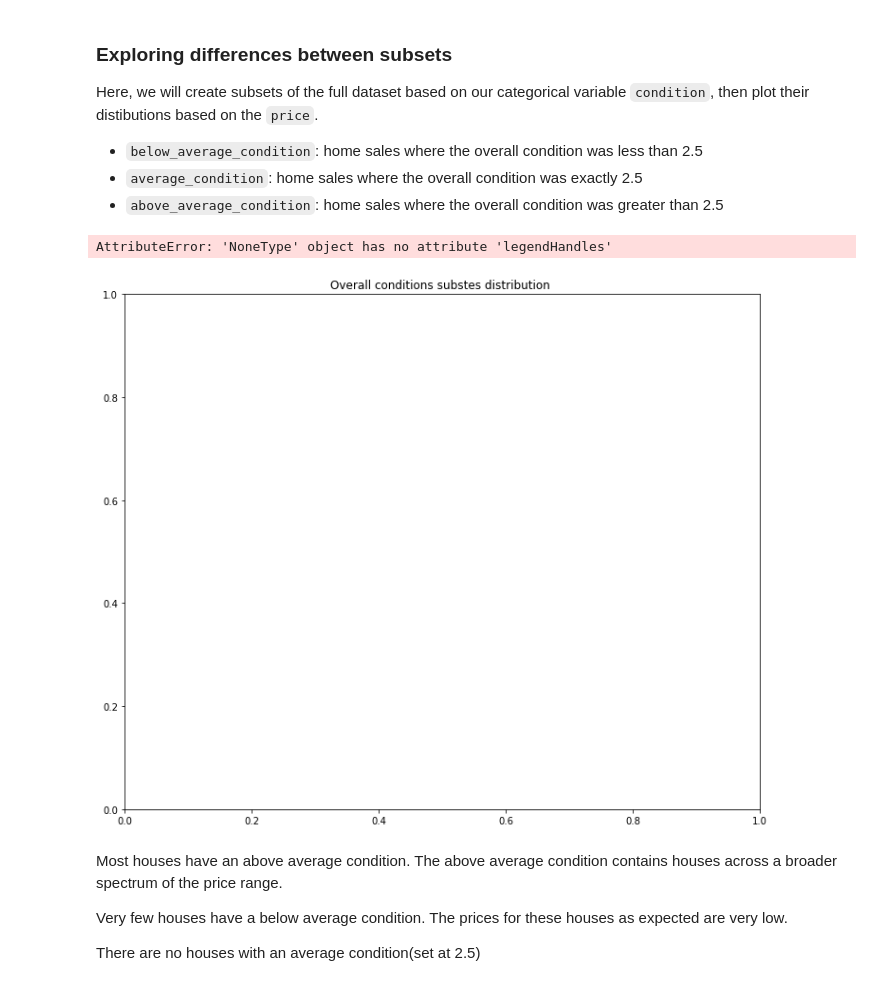
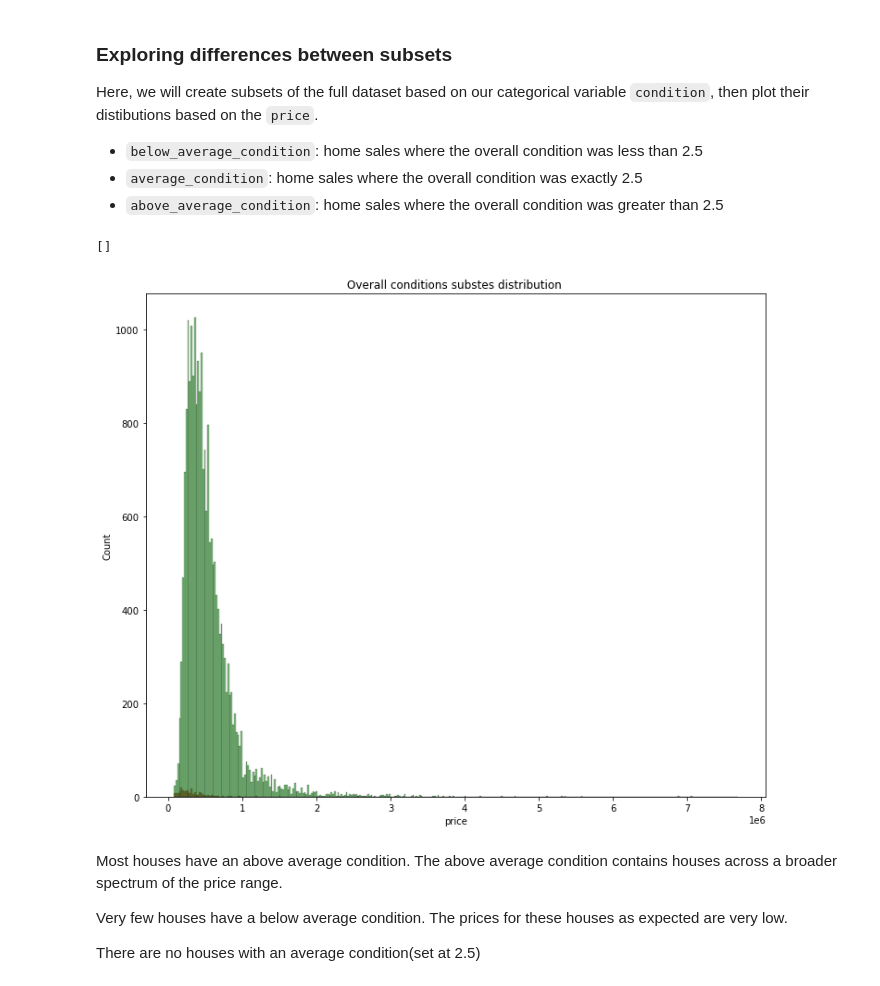
Before and after one commit to OswaldCc/Homes-Data-Analysis-And_Price-Prediction-Kings-County-USA, a Jupyter notebook: EDA.ipynb, the cells around one changed output. Drawn from its saved outputs; the diff is of its cells as text; code cells hidden in the pictures.

Commit message:
changes on a graph

```diff
--- a/EDA.ipynb
+++ b/EDA.ipynb
@@ -231,23 +231,19 @@ above_average_condition=df[df['condition']>2.5]
 # %%
 fig,ax=plt.subplots(figsize=(12,10))
 ax.set_title("Overall conditions substes distribution ")
-legend = ax.get_legend();
-handles = legend.legendHandles
-legend.remove()
-ax.legend(handles, ['above_averge', 'average', 'below_average'], title='Condition colors')
 #Creating custom bins so they are all on the same scale
 bins = range(int(df["price"].min()), int(df["price"].max()), int(df["price"].median()) // 20)
 sns.histplot(x=below_average_condition['price'],bins=bins,color="red",
     alpha=0.5)
 sns.histplot(x=average_condition['price'],bins=bins,color="gray",
     alpha=0.3)
 sns.histplot(x=above_average_condition['price'],bins=bins,color="green",
 
     alpha=0.5)
 plt.plot()
 # %% [output]
-AttributeError: 'NoneType' object has no attribute 'legendHandles'
+[]
-[figure, old version]
+[figure, new version]
 # %% [markdown]
 Most houses have an above average condition. The above average condition contains houses across a broader spectrum of the price range.
 
```
